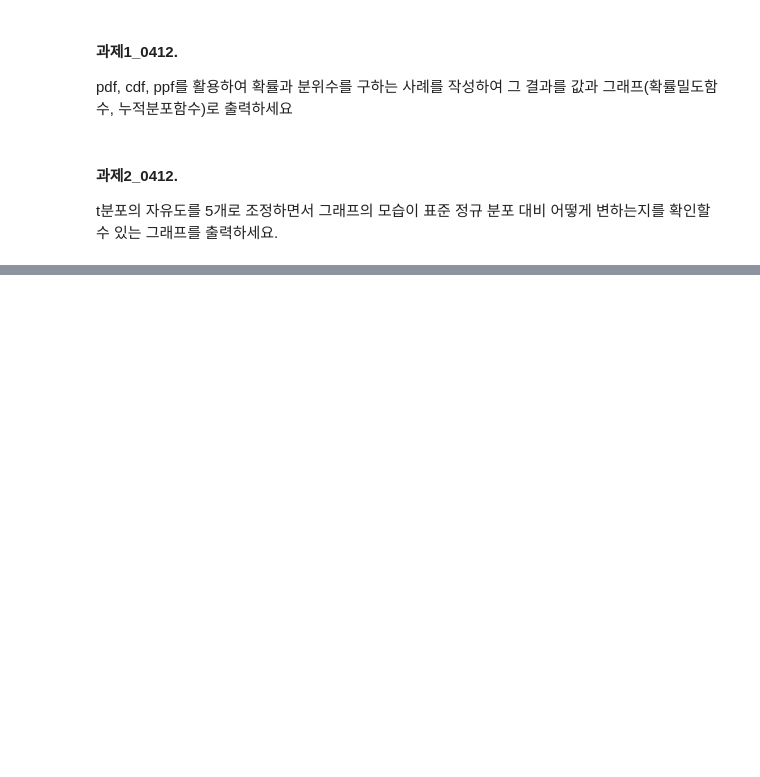
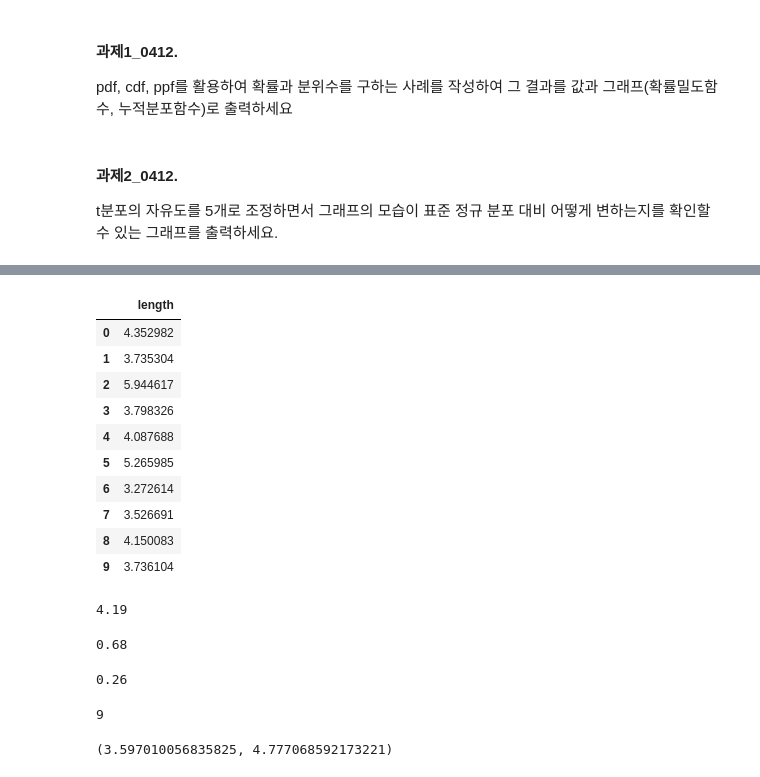
Before and after one commit to bnv20/kdt9, a Jupyter notebook: m3_통계수학/stat2_guide.ipynb, the cells around one changed output, grey strips where cells are left out. Cells and saved outputs as stored; diff of their text form; code cells hidden in the pictures; blank space fills up the shorter version.

```diff
--- a/m3_통계수학/stat2_guide.ipynb
+++ b/m3_통계수학/stat2_guide.ipynb
@@ -528,0 +565,46 @@ t분포의 자유도를 5개로 조정하면서 그래프의 모습이 표준
+# %%
+df = pd.read_csv('./dataset/5_7_fl.csv')
+df
+# %% [output]
+|  | length |
+| 0 | 4.352982 |
+| 1 | 3.735304 |
+| 2 | 5.944617 |
+| 3 | 3.798326 |
+| 4 | 4.087688 |
+| 5 | 5.265985 |
+| 6 | 3.272614 |
+| 7 | 3.526691 |
+| 8 | 4.150083 |
+| 9 | 3.736104 |
+# %%
+# 모평균의 점추정
+fish = df.length
+mu = np.mean(fish)
+round(mu,2)
+# %% [output]
+4.19
+# %%
+# 모분산의 점추정
+sigma_2 = np.var(fish,ddof=1)
+round(sigma_2,2)
+# %% [output]
+0.68
+# %%
+# 표준오차
+sigma = np.std(fish,ddof=1)
+se = sigma/np.sqrt(len(fish))
+round(se,2)
+# %% [output]
+0.26
+# %%
+df = len(fish) - 1
+df
+# %% [output]
+9
+# %%
+# 신뢰구간 : 신뢰수준 95%
+interval = stats.t.interval(alpha=0.95, df=df, loc=mu,scale=se)
+interval
+# %% [output]
+(3.597010056835825, 4.777068592173221)
```
Also changed, not shown: parts of 7 cells of this notebook.
